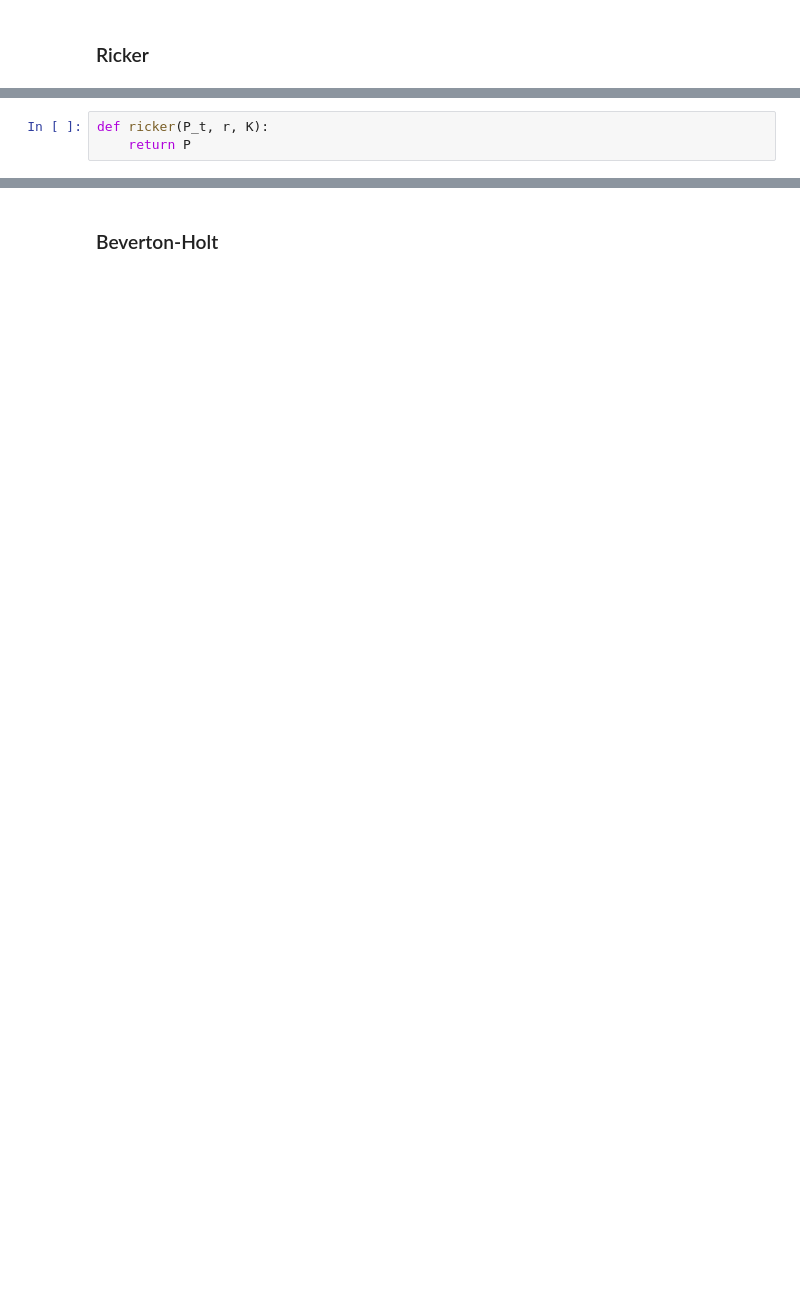
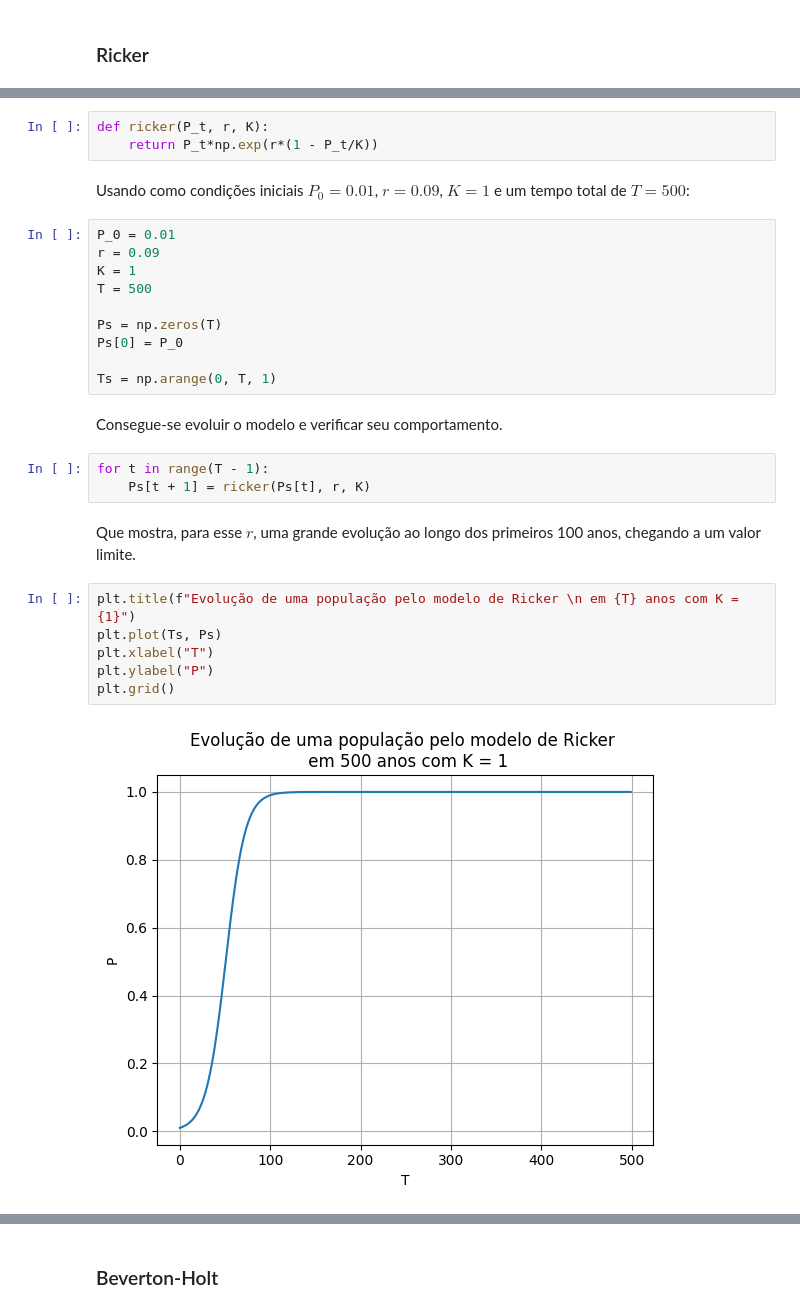
Before and after one commit to JoaoDell/modelagem-em-biologia, a Jupyter notebook: projetos/proj3/proj3-10799783.ipynb, the cells around one changed output, grey strips where cells are left out. Saved outputs shown, nothing was run; the diff lists cells and outputs as text; blank space fills up the shorter version.

```diff
--- a/projetos/proj3/proj3-10799783.ipynb
+++ b/projetos/proj3/proj3-10799783.ipynb
@@ -12,3 +18,30 @@ import numpy as np
 # %%
 def ricker(P_t, r, K):
-    return P
+    return P_t*np.exp(r*(1 - P_t/K))
+# %% [markdown]
+Usando como condições iniciais $P_0 = 0.01$, $r = 0.09$, $K = 1$ e um tempo total de $T = 500$:
+# %%
+P_0 = 0.01
+r = 0.09
+K = 1
+T = 500
+
+Ps = np.zeros(T)
+Ps[0] = P_0
+
+Ts = np.arange(0, T, 1)
+# %% [markdown]
+Consegue-se evoluir o modelo e verificar seu comportamento.
+# %%
+for t in range(T - 1):
+    Ps[t + 1] = ricker(Ps[t], r, K)
+# %% [markdown]
+Que mostra, para esse $r$, uma grande evolução ao longo dos primeiros 100 anos, chegando a um valor limite.
+# %%
+plt.title(f"Evolução de uma população pelo modelo de Ricker \n em {T} anos com K = {1}")
+plt.plot(Ts, Ps)
+plt.xlabel("T")
+plt.ylabel("P")
+plt.grid()
+# %% [output]
+[figure, added]
```
Also changed, not shown: parts of 27 cells of this notebook, 2 other files.
